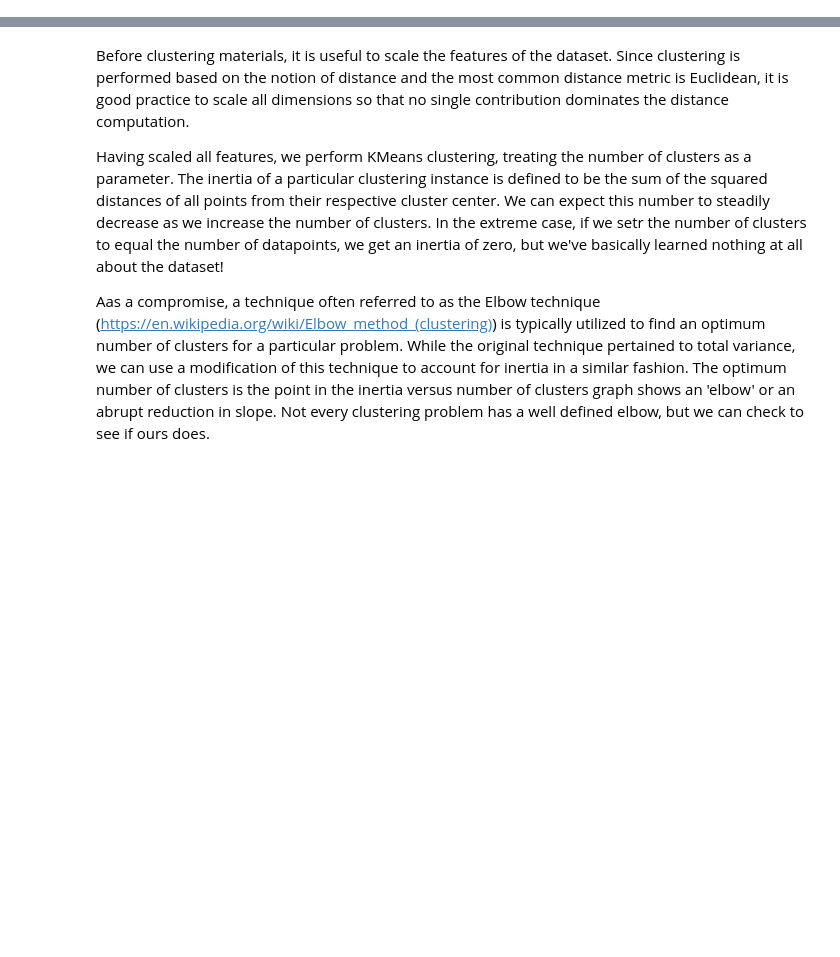
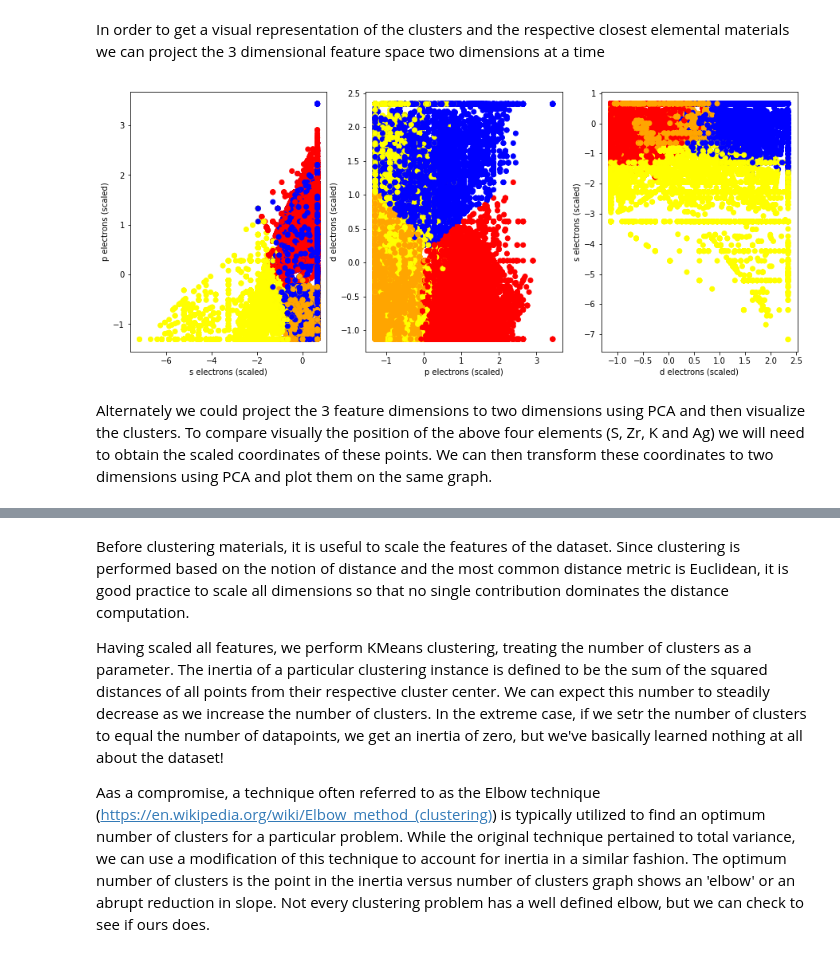
Before and after one commit to g-hegde/material-similarity, a Jupyter notebook: MaterialSimilarity.ipynb, the cells around one changed output, grey strips where cells are left out. Cells and saved outputs as stored; diff of their text form; code cells hidden in the pictures; blank space fills up the shorter version.

```diff
--- a/MaterialSimilarity.ipynb
+++ b/MaterialSimilarity.ipynb
@@ -355,0 +188,4 @@ fingerprint_db.describe() #Get a snapshot of the stats for the db
+# %%
+kmeans = KMeans(n_clusters=4,random_state=42)
+kmeans.fit(mat_val_scaled)
+cluster_centers = kmeans.cluster_centers_
@@ -355,0 +242,24 @@ fingerprint_db.describe() #Get a snapshot of the stats for the db
+# %% [markdown]
+In order to get a visual representation of the clusters and the respective closest elemental materials we can project the 3 dimensional feature space two dimensions at a time
+# %%
+cluster_labels = kmeans.labels_
+color_dict = {0:'orange',1:'red',2:'blue',3:'yellow'}
+
+plt.figure(figsize=(15,6))
+plt.subplot(1,3,1)
+plt.scatter(mat_val_scaled[:,0],mat_val_scaled[:,1],color=[color_dict[label] for label in cluster_labels])
+plt.xlabel('s electrons (scaled)')
+plt.ylabel('p electrons (scaled)')
+plt.subplot(1,3,2)
+plt.scatter(mat_val_scaled[:,1],mat_val_scaled[:,2],color=[color_dict[label] for label in cluster_labels])
+plt.xlabel('p electrons (scaled)')
+plt.ylabel('d electrons (scaled)')
+plt.subplot(1,3,3)
+plt.scatter(mat_val_scaled[:,2],mat_val_scaled[:,0],color=[color_dict[label] for label in cluster_labels])
+plt.xlabel('d electrons (scaled)')
+plt.ylabel('s electrons (scaled)')
+plt.show()
+# %% [output]
+[figure, added]
+# %% [markdown]
+Alternately we could project the 3 feature dimensions to two dimensions using PCA and then visualize the clusters. To compare visually the position of the above four elements (S, Zr, K and Ag) we will need to obtain the scaled coordinates of these points. We can then transform these coordinates to two dimensions using PCA and plot them on the same graph.
```
Also changed, not shown: parts of 69 cells of this notebook.
